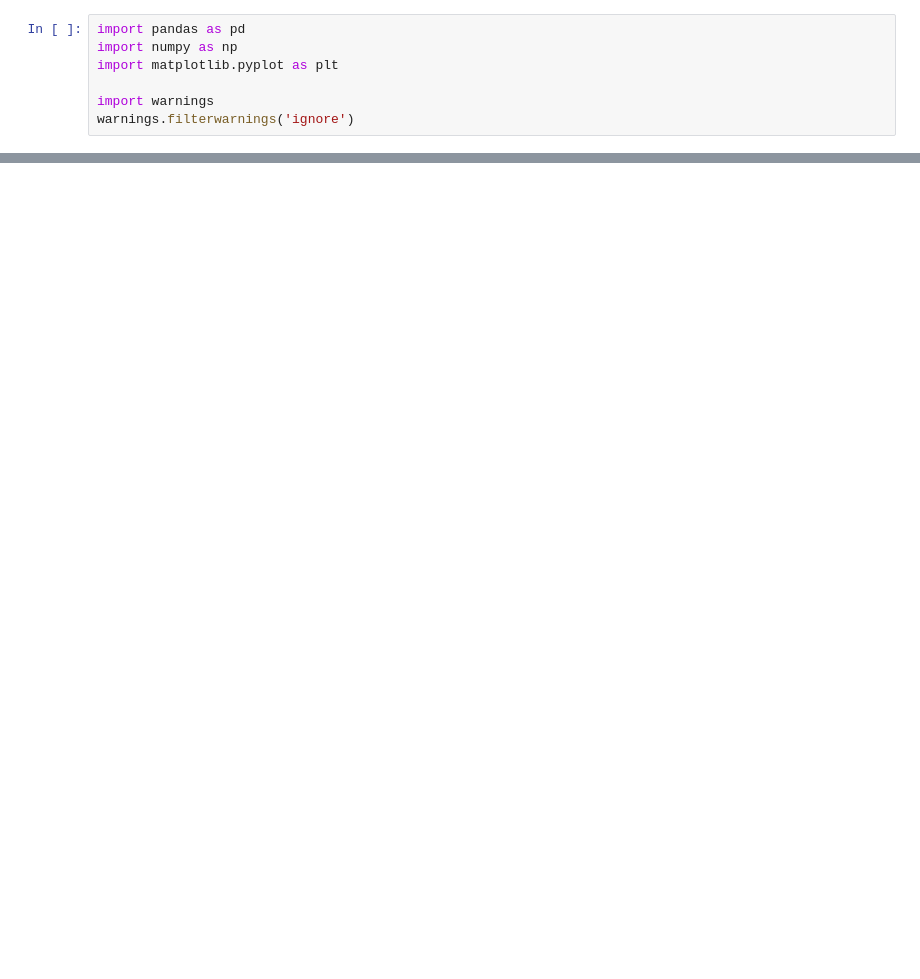
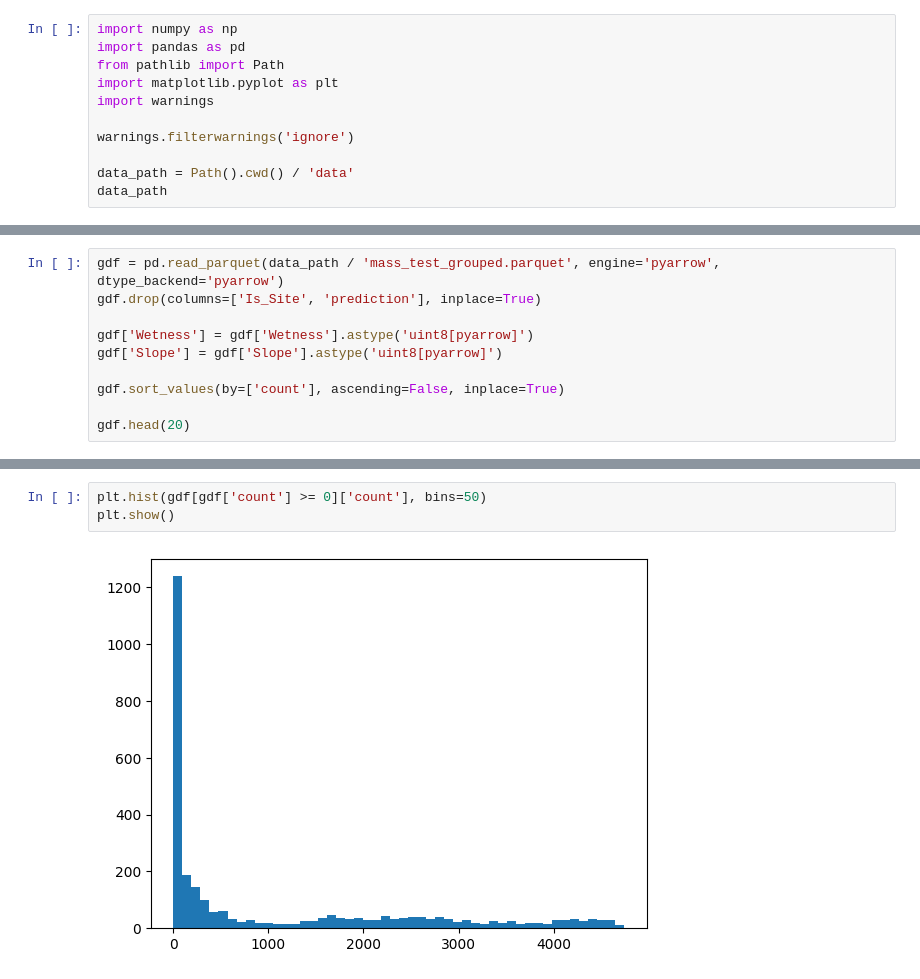
Before and after one commit to BU-Spark/ds-ciss-predicting-dig-sites, a Jupyter notebook: analysis/analysis.ipynb, the cells around one changed output, grey strips where cells are left out. Drawn from its saved outputs; the diff is of its cells as text; blank space fills up the shorter version.

```diff
--- a/analysis/analysis.ipynb
+++ b/analysis/analysis.ipynb
@@ -1,7 +1,11 @@
 # %%
+import numpy as np
 import pandas as pd
-import numpy as np
+from pathlib import Path
 import matplotlib.pyplot as plt
+import warnings
 
-import warnings
 warnings.filterwarnings('ignore')
+
+data_path = Path().cwd() / 'data'
+data_path
@@ -90,0 +44,10 @@ sites.to_csv('UC_sites.csv', index=False)
+# %%
+gdf = pd.read_parquet(data_path / 'mass_test_grouped.parquet', engine='pyarrow', dtype_backend='pyarrow')
+gdf.drop(columns=['Is_Site', 'prediction'], inplace=True)
+
+gdf['Wetness'] = gdf['Wetness'].astype('uint8[pyarrow]')
+gdf['Slope'] = gdf['Slope'].astype('uint8[pyarrow]')
+
+gdf.sort_values(by=['count'], ascending=False, inplace=True)
+
+gdf.head(20)
@@ -90,0 +72,5 @@ sites.to_csv('UC_sites.csv', index=False)
+# %%
+plt.hist(gdf[gdf['count'] >= 0]['count'], bins=50)
+plt.show()
+# %% [output]
+[figure, added]
```
Also changed, not shown: parts of 10 cells of this notebook, 4 other files.
